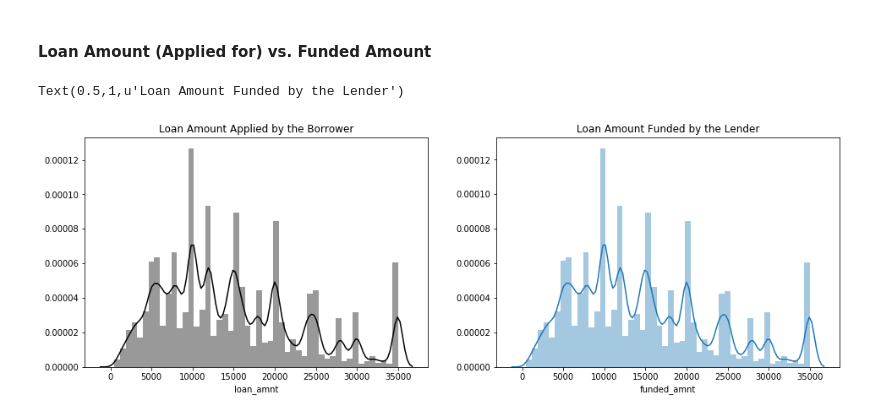
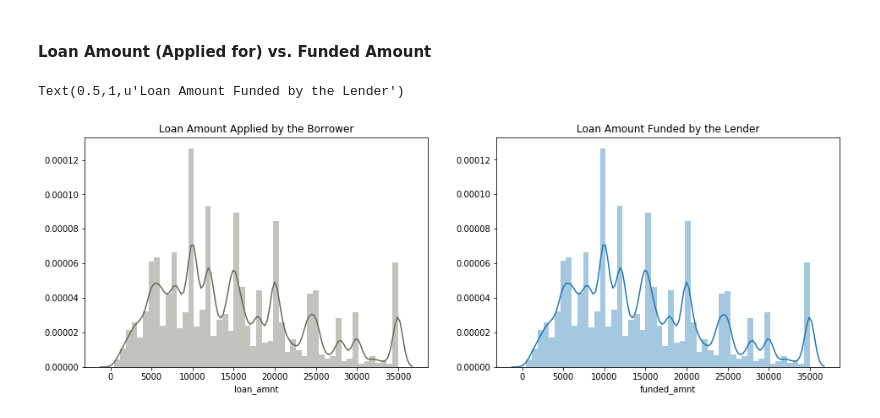
Before and after one commit to akshitvjain/LoanExtensionAnalysis, a Jupyter notebook: data_exploration.ipynb, the cells around one changed output. Cells and saved outputs as stored; diff of their text form; code cells hidden in the pictures.

```diff
--- a/data_exploration.ipynb
+++ b/data_exploration.ipynb
@@ -34,10 +34,10 @@ df.head()
 # %%
 fig, ax = plt.subplots(1,2, figsize=(16,5))
 
-sns.distplot(df.loan_amnt, ax=ax[0], color='#000000')
+sns.distplot(df.loan_amnt, ax=ax[0], color='#69695b')
 ax[0].set_title('Loan Amount Applied by the Borrower')
 sns.distplot(df.funded_amnt, ax=ax[1])
 ax[1].set_title('Loan Amount Funded by the Lender')
 # %% [output]
 Text(0.5,1,u'Loan Amount Funded by the Lender')
-[figure, old version]
+[figure, new version]
```
Also changed, not shown: parts of 4 cells of this notebook.
